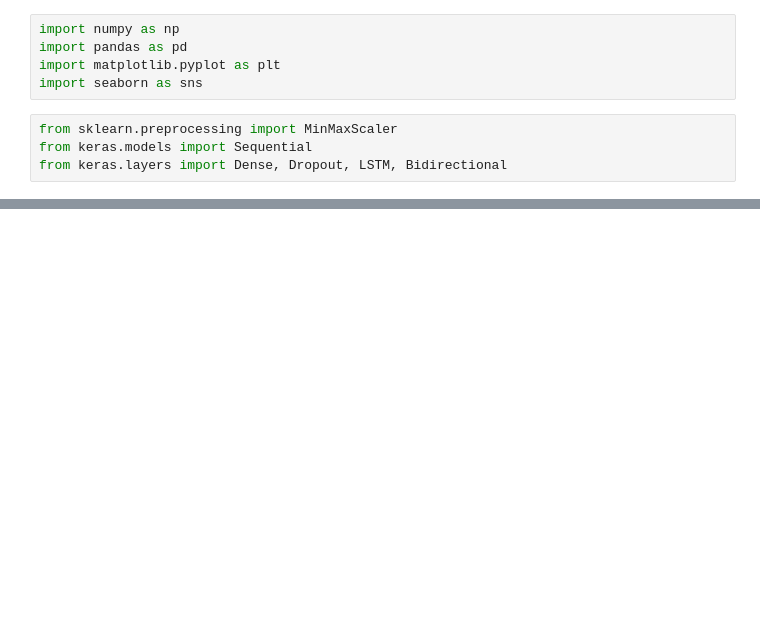
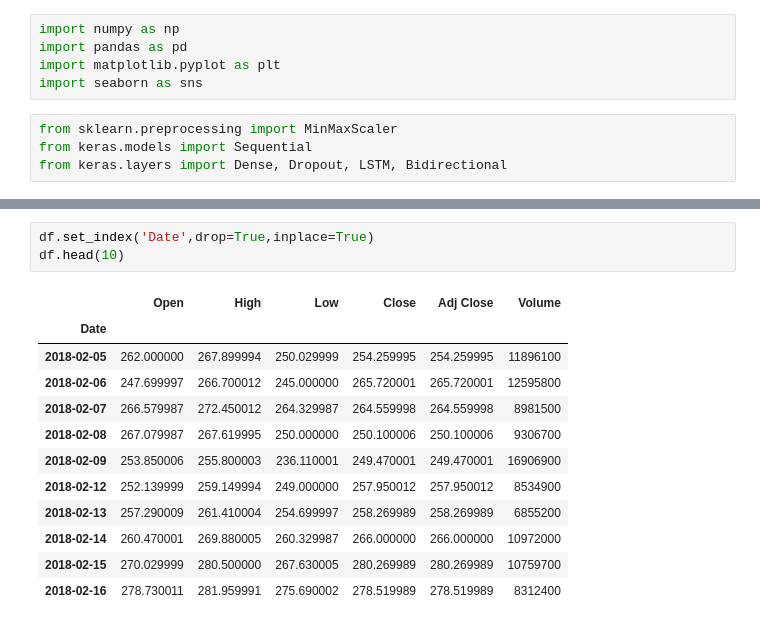
Before and after one commit to mePriyansh/Stock-Market-Prediction, a Jupyter notebook: Stock_Market_Prediction.ipynb, the cells around one changed output, grey strips where cells are left out. Drawn from its saved outputs; the diff is of its cells as text; blank space fills up the shorter version.

```diff
--- a/Stock_Market_Prediction.ipynb
+++ b/Stock_Market_Prediction.ipynb
@@ -16,0 +80,16 @@ FileNotFoundError: ignored
+# %%
+df.set_index('Date',drop=True,inplace=True)
+df.head(10)
+# %% [output]
+|  | Open | High | Low | Close | Adj Close | Volume |
+| Date |  |  |  |  |  |  |
+| 2018-02-05 | 262.000000 | 267.899994 | 250.029999 | 254.259995 | 254.259995 | 11896100 |
+| 2018-02-06 | 247.699997 | 266.700012 | 245.000000 | 265.720001 | 265.720001 | 12595800 |
+| 2018-02-07 | 266.579987 | 272.450012 | 264.329987 | 264.559998 | 264.559998 | 8981500 |
+| 2018-02-08 | 267.079987 | 267.619995 | 250.000000 | 250.100006 | 250.100006 | 9306700 |
+| 2018-02-09 | 253.850006 | 255.800003 | 236.110001 | 249.470001 | 249.470001 | 16906900 |
+| 2018-02-12 | 252.139999 | 259.149994 | 249.000000 | 257.950012 | 257.950012 | 8534900 |
+| 2018-02-13 | 257.290009 | 261.410004 | 254.699997 | 258.269989 | 258.269989 | 6855200 |
+| 2018-02-14 | 260.470001 | 269.880005 | 260.329987 | 266.000000 | 266.000000 | 10972000 |
+| 2018-02-15 | 270.029999 | 280.500000 | 267.630005 | 280.269989 | 280.269989 | 10759700 |
+| 2018-02-16 | 278.730011 | 281.959991 | 275.690002 | 278.519989 | 278.519989 | 8312400 |
```
Also changed, not shown: parts of 21 cells of this notebook.
